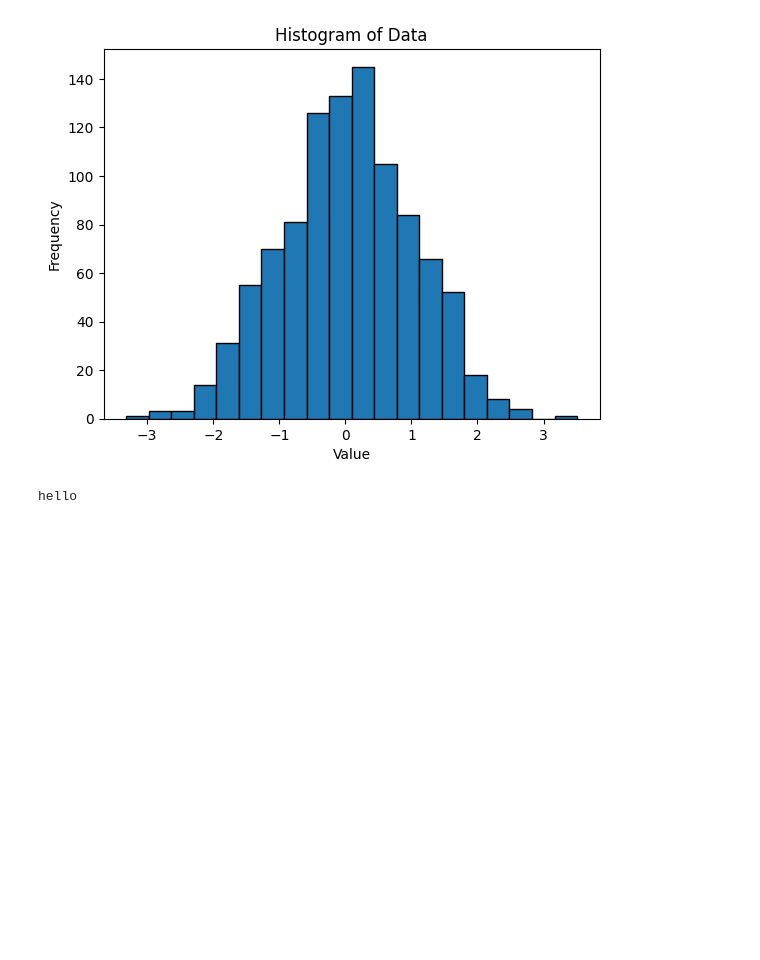
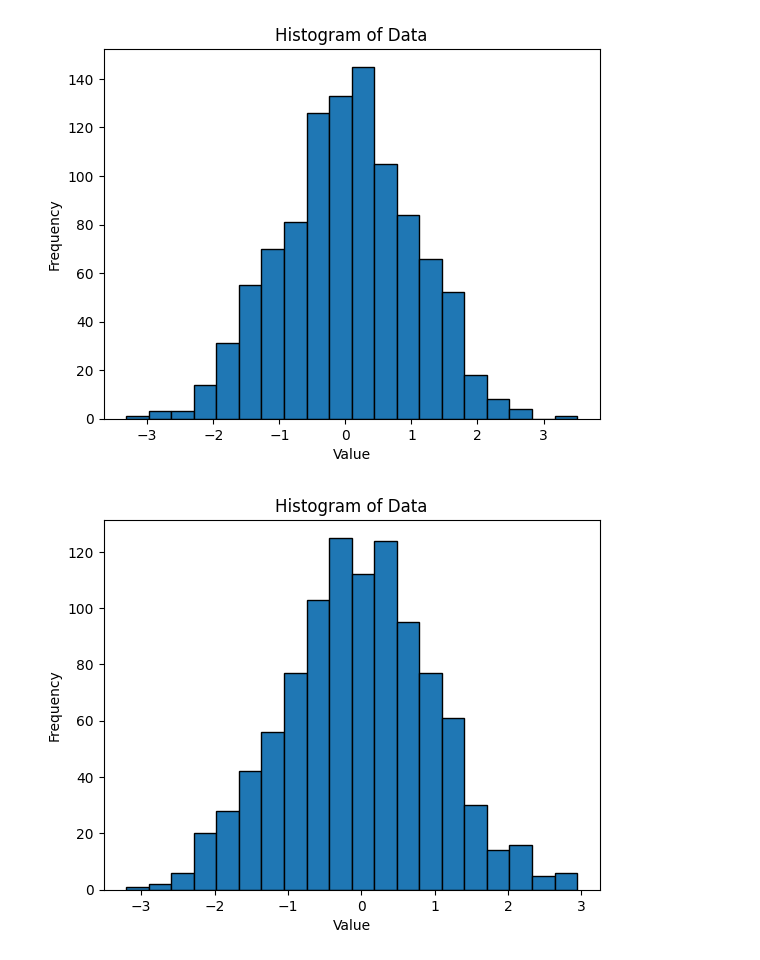
Before and after one commit to girishnn/sanjay, a Jupyter notebook: lab program.ipynb, the cells around one changed output. Cells and saved outputs as stored; diff of their text form; code cells hidden in the pictures; blank space fills up the shorter version.

```diff
--- a/lab program.ipynb
+++ b/lab program.ipynb
@@ -462,7 +462,18 @@ plt.title('Histogram of Data')
 plt.show()
 # %% [output]
 [figure]
-# %%
-print("hello")
-# %% [output]
-hello
+# %%
+import matplotlib.pyplot as plt
+import numpy as np
+# Generate random data for demonstration
+data = np.random.randn(1000) # Replace with your dataset
+# Create a histogram
+plt.hist(data, bins=20, edgecolor='k')
+# Adding labels and a title
+plt.xlabel('Value')
+plt.ylabel('Frequency')
+plt.title('Histogram of Data')
+# Show the plot
+plt.show()
+# %% [output]
+[figure, added]
```
